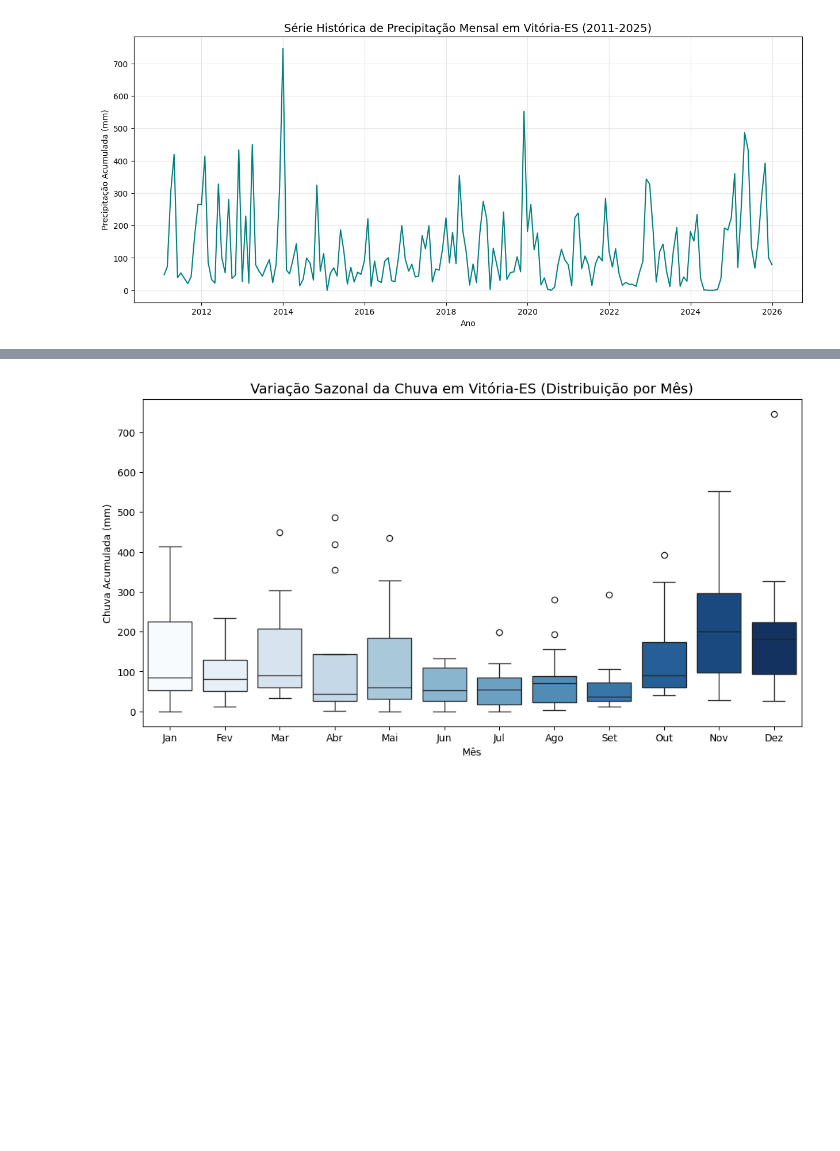
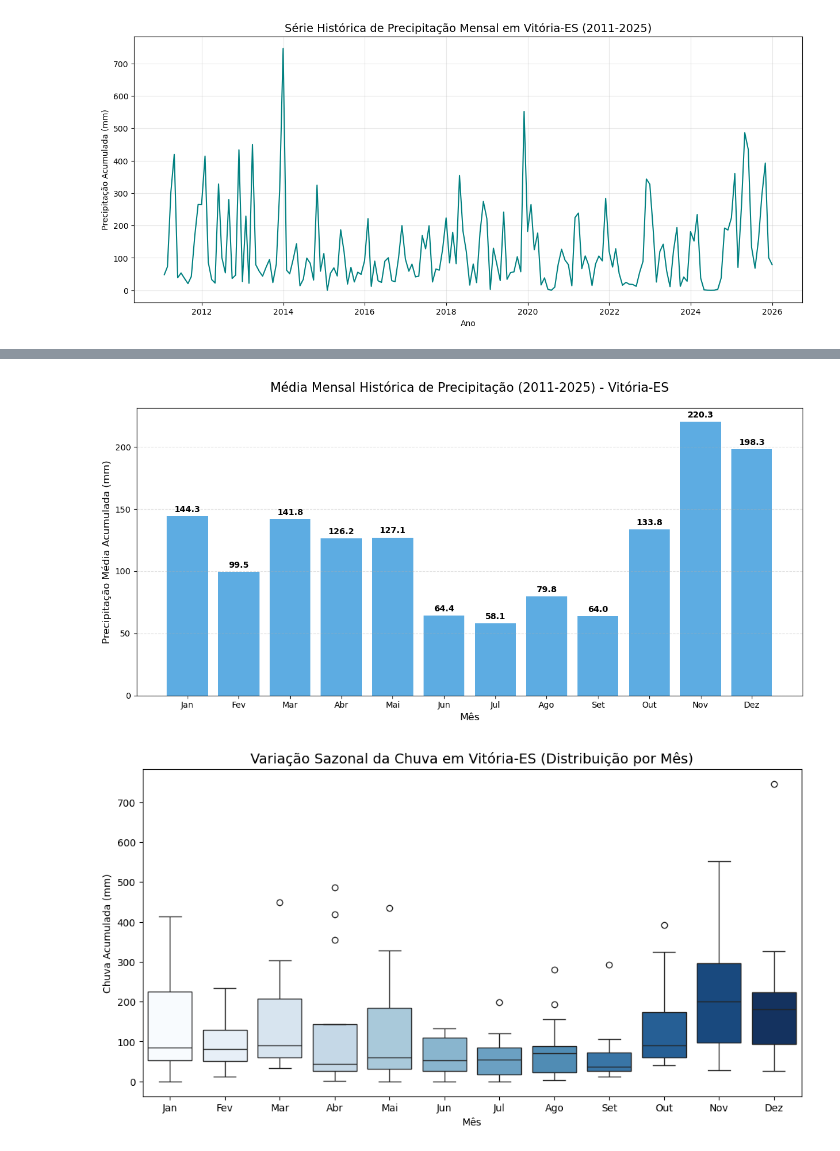
Before and after one commit to Aofacy/secretaria_meio_ambiente, a Jupyter notebook: meteorologia/vitoria/transforming.ipynb, the cells around one changed output, grey strips where cells are left out. Drawn from its saved outputs; the diff is of its cells as text; code cells hidden in the pictures; blank space fills up the shorter version.

```diff
--- a/meteorologia/vitoria/transforming.ipynb
+++ b/meteorologia/vitoria/transforming.ipynb
@@ -478,3 +497,38 @@ plt.show()
+# %%
+# 1. Preparação: Calculamos o total de chuva para cada mês/ano
+# Nomeamos explicitamente as chaves 'Ano' e 'Mes' para evitar conflito com 'Data'
+chuva_mensal_por_ano = df_meteorologia.groupby(
+    [df_meteorologia['Data'].dt.year.rename('Ano'),
+     df_meteorologia['Data'].dt.month.rename('Mes')]
+)['Precipitacao_mm'].sum().reset_index()
+
+# 2. Calculamos a média desses totais para cada mês (2011-2025)
+media_mensal_periodo = chuva_mensal_por_ano.groupby('Mes')['Precipitacao_mm'].mean()
+
+# 3. Criação do Gráfico de Barras
+plt.figure(figsize=(12, 6))
+meses_nomes = ['Jan', 'Fev', 'Mar', 'Abr', 'Mai', 'Jun', 'Jul', 'Ago', 'Set', 'Out', 'Nov', 'Dez']
+
+# Plotagem com cor institucional (Slate Blue)
+barras = plt.bar(media_mensal_periodo.index, media_mensal_periodo.values, color='#3498db', alpha=0.8)
+
+# Rótulos de dados para precisão técnica na SEMAM
+for barra in barras:
+    yval = barra.get_height()
+    plt.text(barra.get_x() + barra.get_width()/2, yval + 2,
+             f'{yval:.1f}', ha='center', va='bottom', fontweight='bold', fontsize=10)
+
+# Customização final
+plt.title('Média Mensal Histórica de Precipitação (2011-2025) - Vitória-ES', fontsize=15, pad=20)
+plt.ylabel('Precipitação Média Acumulada (mm)', fontsize=12)
+plt.xlabel('Mês', fontsize=12)
+plt.xticks(range(1, 13), meses_nomes)
+plt.grid(axis='y', linestyle='--', alpha=0.4)
+
+plt.tight_layout()
+plt.show()
+# %% [output]
+[figure, added]
 # %%
 # Extrair mês e ano para análise
 df_plot = chuva_mensal.to_frame()
```
Also changed, not shown: parts of 7 cells of this notebook, 2 other files.
